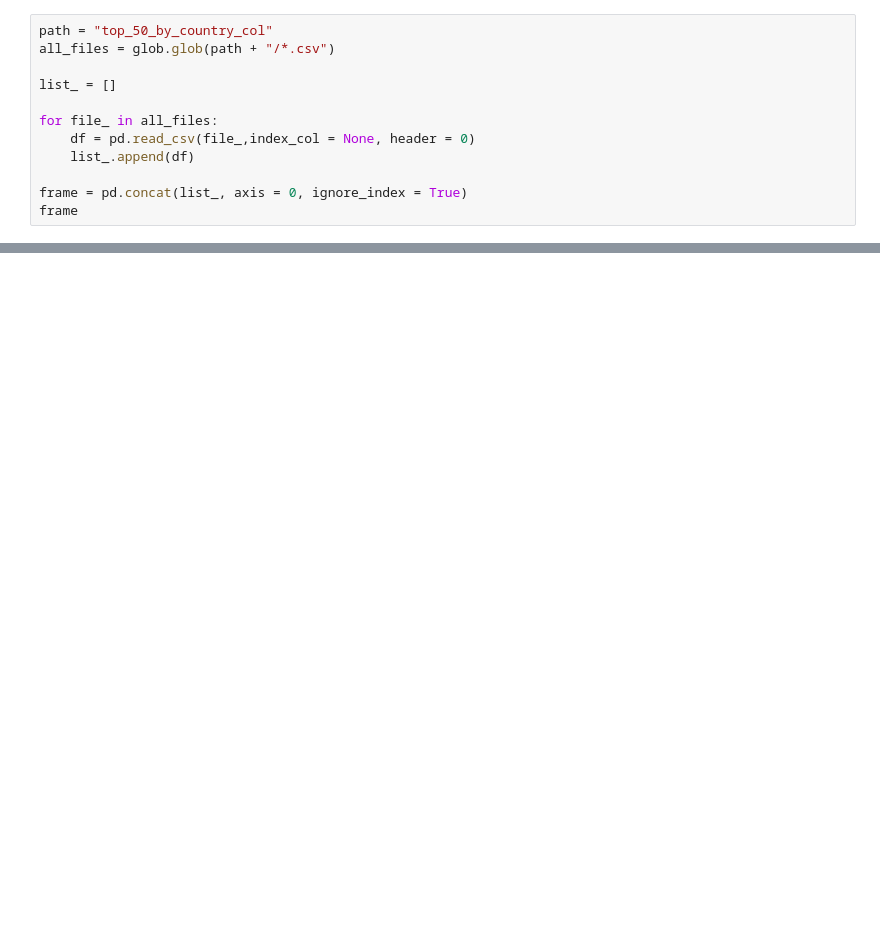
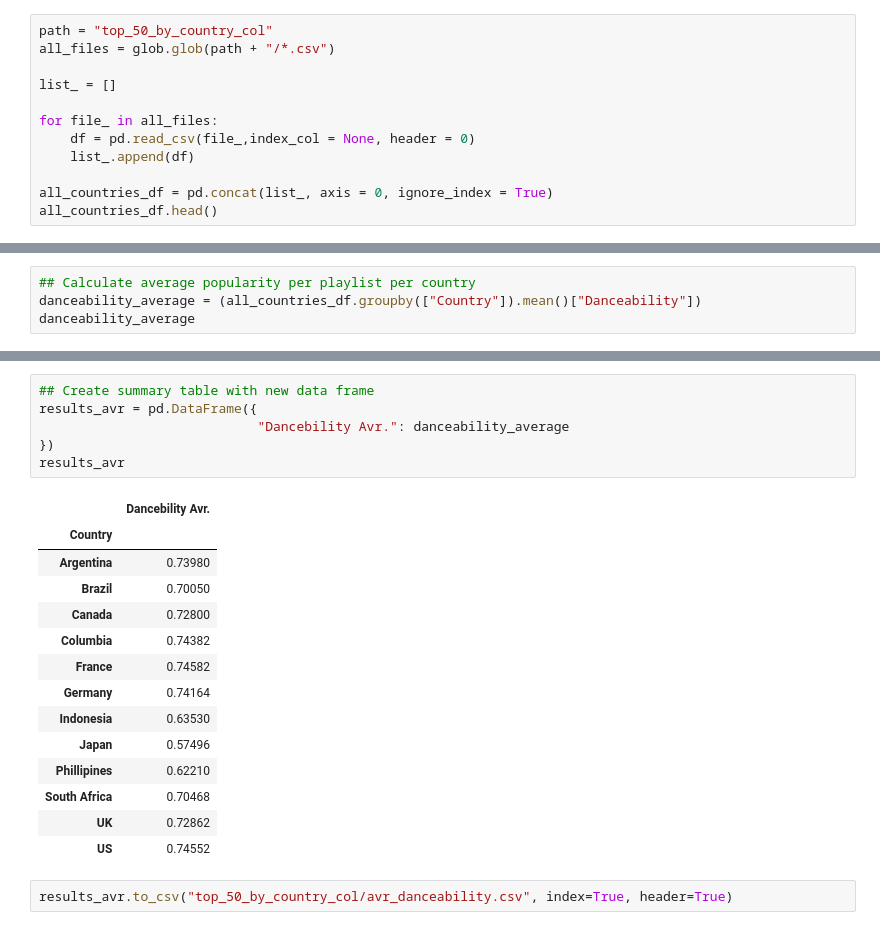
Before and after one commit to czwong/Project-1, a Jupyter notebook: spotify_analytics.ipynb, the cells around one changed output, grey strips where cells are left out. Saved outputs shown, nothing was run; the diff lists cells and outputs as text; blank space fills up the shorter version.

```diff
--- a/spotify_analytics.ipynb
+++ b/spotify_analytics.ipynb
@@ -12,8 +17,8 @@ for file_ in all_files:
     df = pd.read_csv(file_,index_col = None, header = 0)
     list_.append(df)
 
-frame = pd.concat(list_, axis = 0, ignore_index = True)
-frame
+all_countries_df = pd.concat(list_, axis = 0, ignore_index = True)
+all_countries_df.head()
 # %% [output]
 |  | Unnamed: 0 | Country | Artists Name | Artist ID | Track Name | Track ID | Release Date | Popularity | ... |
 | 0 | 0 | Argentina | Daddy Yankee | 4VMYDCV2IEDYJArk749S6m | Con Calma | 5w9c2J52mkdntKOmRLeM2m | 2019-01-24 | 94 | ... |
@@ -62,0 +61,4 @@ df_country.to_csv("top_50_by_country_col/argentina_top_50_col.csv", index=False,
+# %%
+## Calculate average popularity per playlist per country
+danceability_average = (all_countries_df.groupby(["Country"]).mean()["Danceability"])
+danceability_average
@@ -62,0 +80,23 @@ df_country.to_csv("top_50_by_country_col/argentina_top_50_col.csv", index=False,
+# %%
+## Create summary table with new data frame
+results_avr = pd.DataFrame({
+                            "Dancebility Avr.": danceability_average
+})
+results_avr
+# %% [output]
+|  | Dancebility Avr. |
+| Country |  |
+| Argentina | 0.73980 |
+| Brazil | 0.70050 |
+| Canada | 0.72800 |
+| Columbia | 0.74382 |
+| France | 0.74582 |
+| Germany | 0.74164 |
+| Indonesia | 0.63530 |
+| Japan | 0.57496 |
+| Phillipines | 0.62210 |
+| South Africa | 0.70468 |
+| UK | 0.72862 |
+| US | 0.74552 |
+# %%
+results_avr.to_csv("top_50_by_country_col/avr_danceability.csv", index=True, header=True)
```
Also changed, not shown: parts of 15 cells of this notebook.
